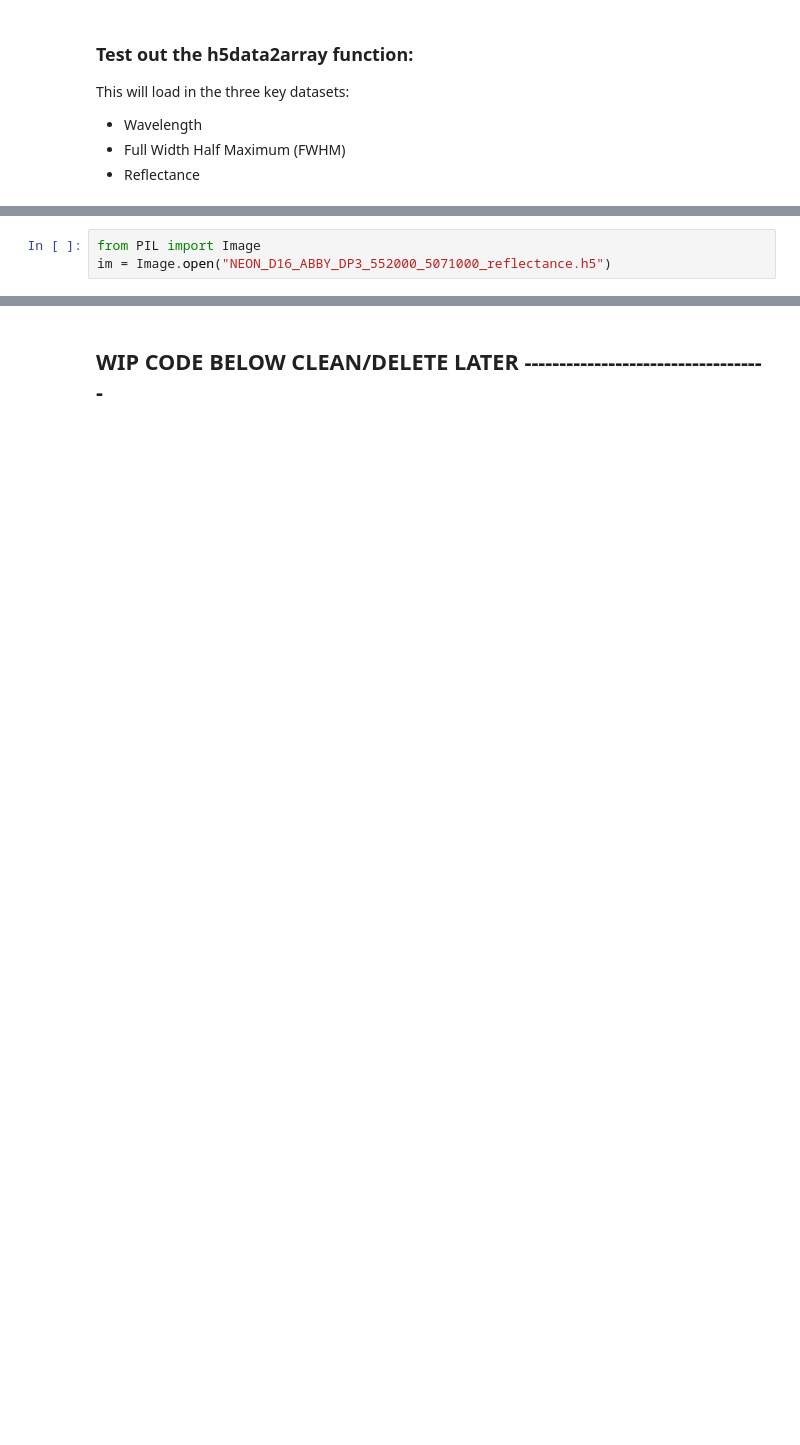
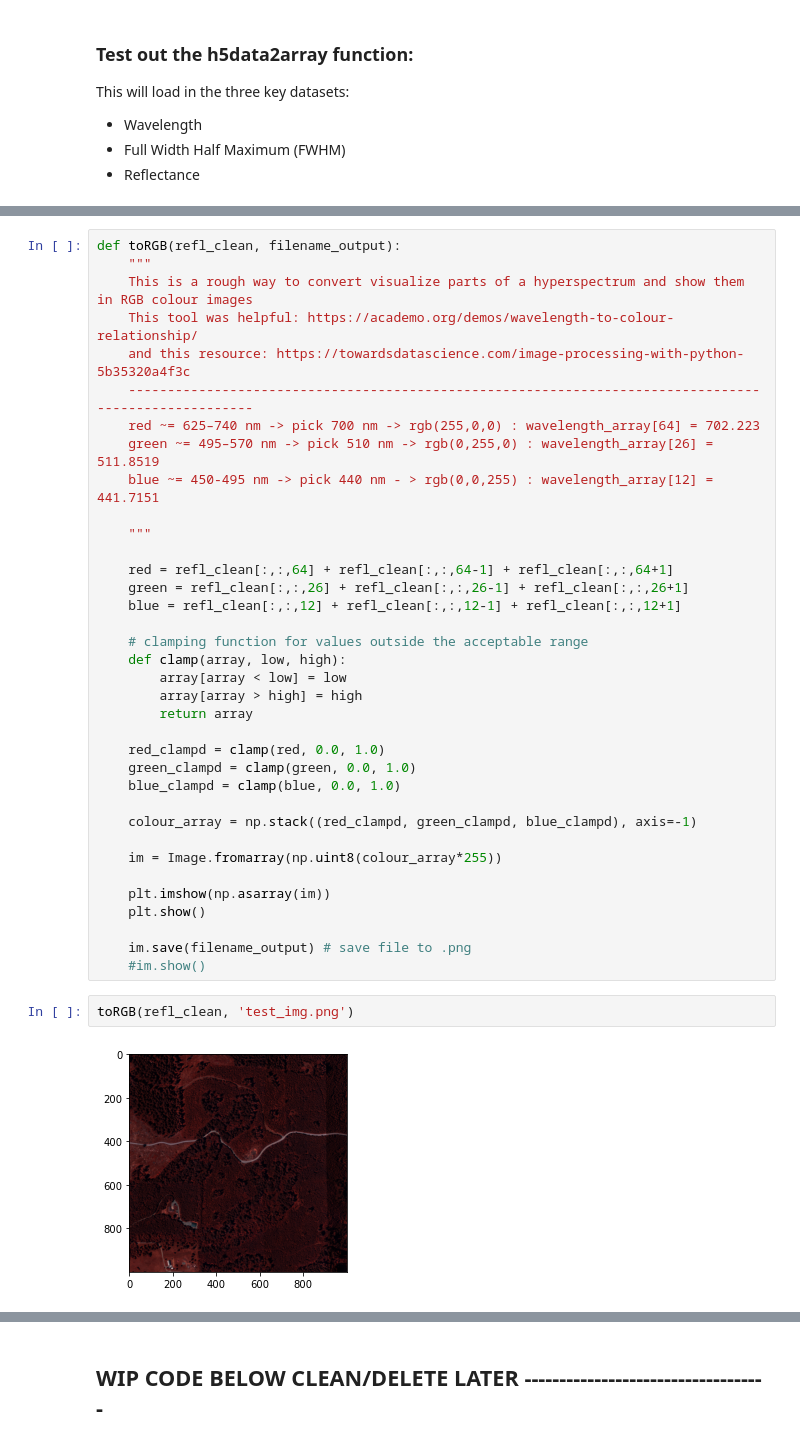
Before and after one commit to cjstewart/hyperspectral-project, a Jupyter notebook: notebooks/hyperspectral_EDA.ipynb, the cells around one changed output, grey strips where cells are left out. Cells and saved outputs as stored; diff of their text form; blank space fills up the shorter version.

```diff
--- a/notebooks/hyperspectral_EDA.ipynb
+++ b/notebooks/hyperspectral_EDA.ipynb
@@ -607,3 +285,0 @@ img.show()
-# %%
-from PIL import Image
-im = Image.open("NEON_D16_ABBY_DP3_552000_5071000_reflectance.h5")
@@ -609,0 +449,40 @@ im = Image.open("NEON_D16_ABBY_DP3_552000_5071000_reflectance.h5")
+# %%
+def toRGB(refl_clean, filename_output):
+    """
+    This is a rough way to convert visualize parts of a hyperspectrum and show them in RGB colour images
+    This tool was helpful: https://academo.org/demos/wavelength-to-colour-relationship/
+    and this resource: https://towardsdatascience.com/image-processing-with-python-5b35320a4f3c
+    -----------------------------------------------------------------------------------------------------
+    red ~= 625–740 nm -> pick 700 nm -> rgb(255,0,0) : wavelength_array[64] = 702.223
+    green ~= 495–570 nm -> pick 510 nm -> rgb(0,255,0) : wavelength_array[26] = 511.8519
+    blue ~= 450-495 nm -> pick 440 nm - > rgb(0,0,255) : wavelength_array[12] = 441.7151
+
+    """
+
+    red = refl_clean[:,:,64] + refl_clean[:,:,64-1] + refl_clean[:,:,64+1]
+    green = refl_clean[:,:,26] + refl_clean[:,:,26-1] + refl_clean[:,:,26+1]
+    blue = refl_clean[:,:,12] + refl_clean[:,:,12-1] + refl_clean[:,:,12+1]
+
+    # clamping function for values outside the acceptable range
+    def clamp(array, low, high):
+        array[array < low] = low
+        array[array > high] = high
+        return array
+
+    red_clampd = clamp(red, 0.0, 1.0)
+    green_clampd = clamp(green, 0.0, 1.0)
+    blue_clampd = clamp(blue, 0.0, 1.0)
+
+    colour_array = np.stack((red_clampd, green_clampd, blue_clampd), axis=-1)
+
+    im = Image.fromarray(np.uint8(colour_array*255))
+
+    plt.imshow(np.asarray(im))
+    plt.show()
+
+    im.save(filename_output) # save file to .png
+    #im.show()
+# %%
+toRGB(refl_clean, 'test_img.png')
+# %% [output]
+[figure, added]
```
Also changed, not shown: parts of 49 cells of this notebook.
